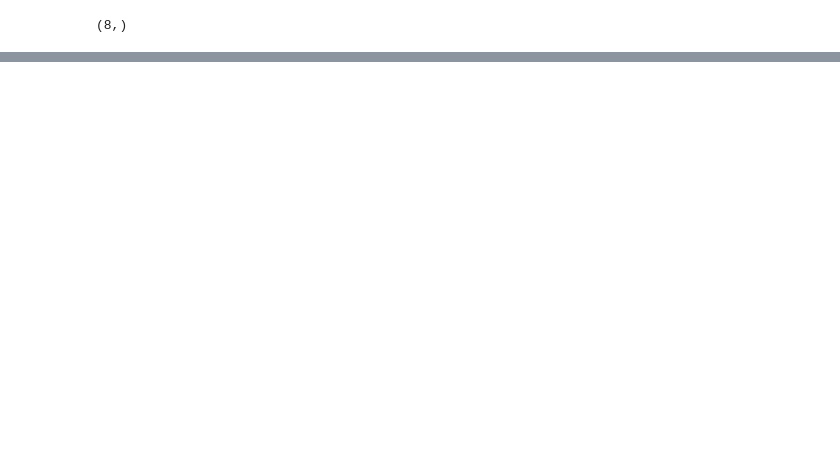
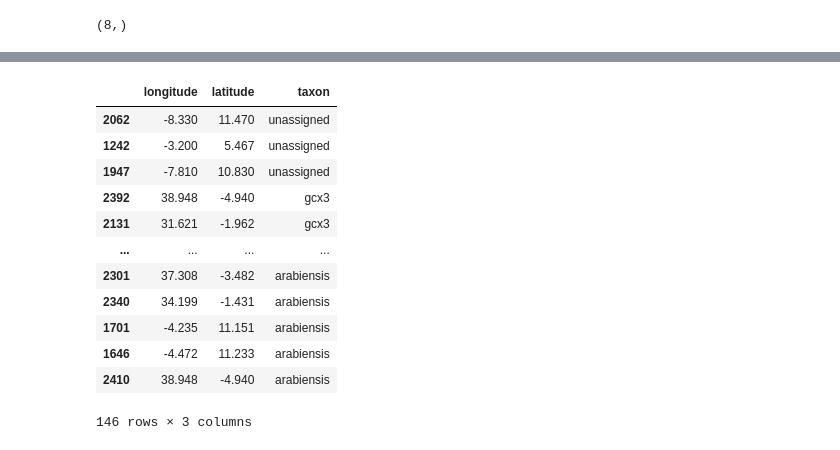
Before and after one commit to sanjaynagi/coeaexf, a Jupyter notebook: coeaexf-map.ipynb, the cells around one changed output, grey strips where cells are left out. Drawn from its saved outputs; the diff is of its cells as text; code cells hidden in the pictures; blank space fills up the shorter version.

```diff
--- a/coeaexf-map.ipynb
+++ b/coeaexf-map.ipynb
@@ -94,0 +119,16 @@ fig.savefig("../../results/coeae1f_sample_data.png", dpi=200)
+# %%
+df_samples[['longitude', 'latitude', 'taxon']].drop_duplicates().sort_values('taxon', ascending=False)
+# %% [output]
+|  | longitude | latitude | taxon |
+| 2062 | -8.330 | 11.470 | unassigned |
+| 1242 | -3.200 | 5.467 | unassigned |
+| 1947 | -7.810 | 10.830 | unassigned |
+| 2392 | 38.948 | -4.940 | gcx3 |
+| 2131 | 31.621 | -1.962 | gcx3 |
+| ... | ... | ... | ... |
+| 2301 | 37.308 | -3.482 | arabiensis |
+| 2340 | 34.199 | -1.431 | arabiensis |
+| 1701 | -4.235 | 11.151 | arabiensis |
+| 1646 | -4.472 | 11.233 | arabiensis |
+| 2410 | 38.948 | -4.940 | arabiensis |
+146 rows × 3 columns
```
Also changed, not shown: parts of 8 cells of this notebook, 4 other files.
